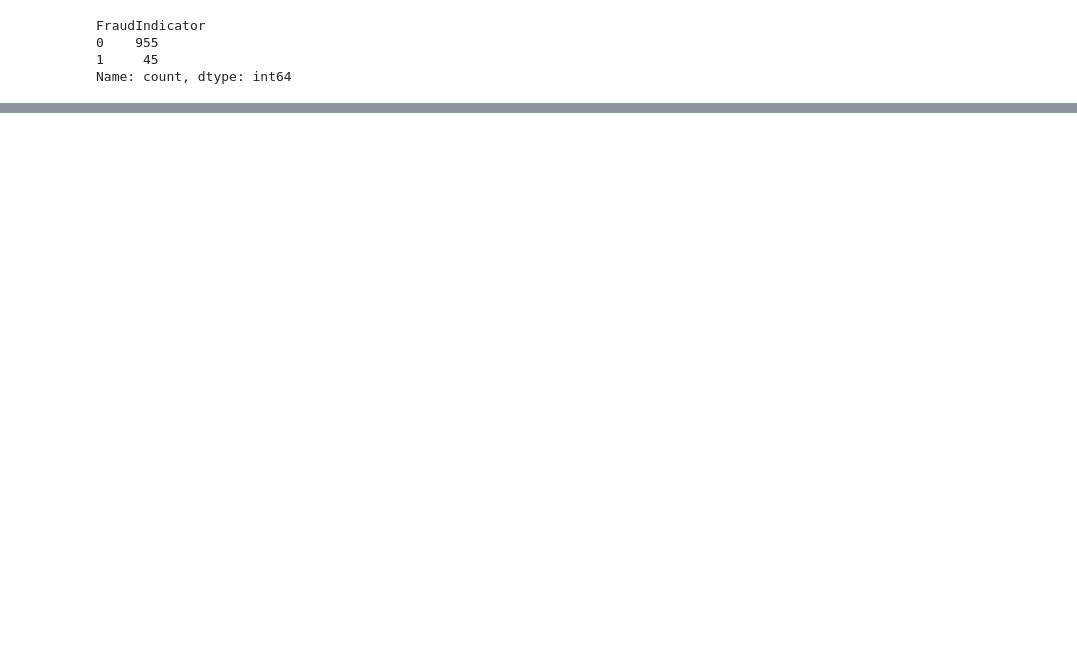
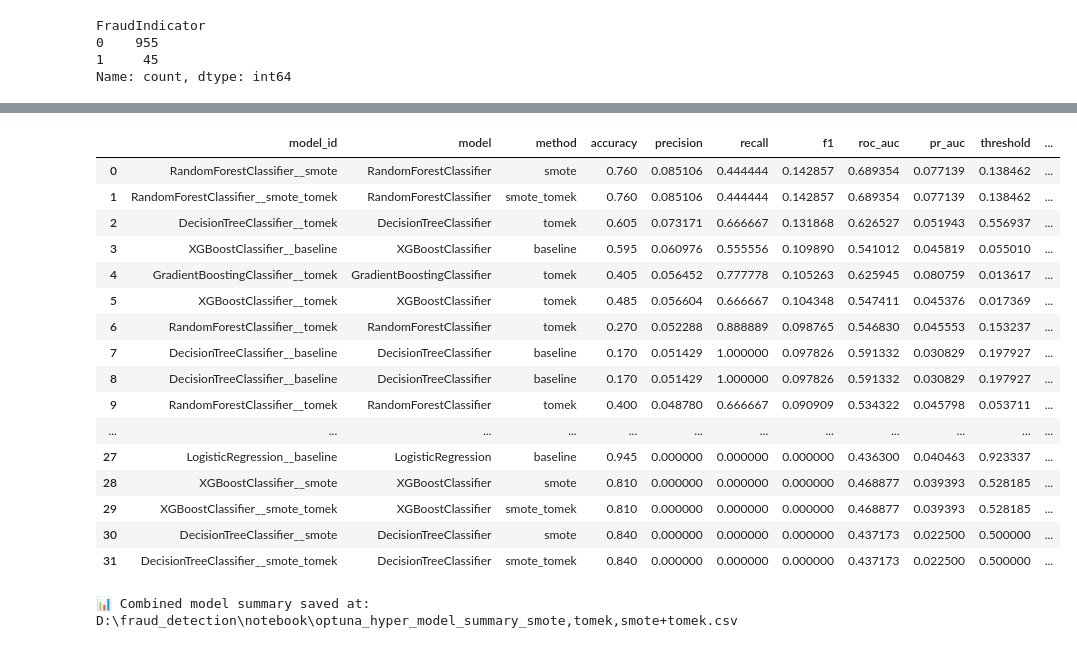
Before and after one commit to Basant19/fraud_detection, a Jupyter notebook: notebook/experiment_fraud_detection.ipynb, the cells around one changed output, grey strips where cells are left out. Cells and saved outputs as stored; diff of their text form; code cells hidden in the pictures; blank space fills up the shorter version.

```diff
--- a/notebook/experiment_fraud_detection.ipynb
+++ b/notebook/experiment_fraud_detection.ipynb
@@ -696,0 +1502,28 @@ with mlflow.start_run(run_name="summary_save"):
+# %%
+def objective_rf(trial, X_train, y_train, X_val, y_val, sampler=None):
+    """Optimize RandomForest for F1 (minority class)"""
+    params = {
+        'n_estimators': trial.suggest_int('n_estimators', 50, 300),
+        'max_depth': trial.suggest_int('max_depth', 3, 20),
+        'min_samples_split': trial.suggest_int('min_samples_split', 2, 20),
+        'min_samples_leaf': trial.suggest_int('min_samples_leaf', 1, 10),
+        'max_features': trial.suggest_categorical('max_features', ['sqrt', 'log2', None])
+    }
+
+    if sampler is not None:
+        scaler = MinMaxScaler()
+        X_train_scaled = scaler.fit_transform(X_train)
+        X_train_resampled, y_train_resampled = sampler.fit_resample(X_train_scaled, y_train)
+    else:
+        X_train_resampled, y_train_resampled = X_train, y_train
+
+    model = RandomForestClassifier(
+        random_state=RANDOM_STATE,
+        class_weight='balanced',
+        n_jobs=-1,
+        **params
+    )
+
+    cv = StratifiedKFold(n_splits=3, shuffle=True, random_state=RANDOM_STATE)
+    scores = cross_val_score(model, X_train_resampled, y_train_resampled, cv=cv, scoring='f1', n_jobs=-1)
+    return scores.mean()
@@ -696,0 +1694,31 @@ with mlflow.start_run(run_name="summary_save"):
+# %%
+# --------------------------
+# Summarize and save CSV
+# --------------------------
+summary_df = pd.DataFrame(all_results).sort_values(by=["f1", "pr_auc"], ascending=False).reset_index(drop=True)
+display(summary_df)
+
+output_dir = r"D:\fraud_detection\notebook"
+os.makedirs(output_dir, exist_ok=True)
+summary_path = os.path.join(output_dir, "optuna_hyper_model_summary_smote,tomek,smote+tomek.csv")
+summary_df.to_csv(summary_path, index=False)
+print(f"📊 Combined model summary saved at: {summary_path}")
+# %% [output]
+|  | model_id | model | method | accuracy | precision | recall | f1 | roc_auc | pr_auc | threshold | ... |
+| 0 | RandomForestClassifier__smote | RandomForestClassifier | smote | 0.760 | 0.085106 | 0.444444 | 0.142857 | 0.689354 | 0.077139 | 0.138462 | ... |
+| 1 | RandomForestClassifier__smote_tomek | RandomForestClassifier | smote_tomek | 0.760 | 0.085106 | 0.444444 | 0.142857 | 0.689354 | 0.077139 | 0.138462 | ... |
+| 2 | DecisionTreeClassifier__tomek | DecisionTreeClassifier | tomek | 0.605 | 0.073171 | 0.666667 | 0.131868 | 0.626527 | 0.051943 | 0.556937 | ... |
+| 3 | XGBoostClassifier__baseline | XGBoostClassifier | baseline | 0.595 | 0.060976 | 0.555556 | 0.109890 | 0.541012 | 0.045819 | 0.055010 | ... |
+| 4 | GradientBoostingClassifier__tomek | GradientBoostingClassifier | tomek | 0.405 | 0.056452 | 0.777778 | 0.105263 | 0.625945 | 0.080759 | 0.013617 | ... |
+| 5 | XGBoostClassifier__tomek | XGBoostClassifier | tomek | 0.485 | 0.056604 | 0.666667 | 0.104348 | 0.547411 | 0.045376 | 0.017369 | ... |
+| 6 | RandomForestClassifier__tomek | RandomForestClassifier | tomek | 0.270 | 0.052288 | 0.888889 | 0.098765 | 0.546830 | 0.045553 | 0.153237 | ... |
+| 7 | DecisionTreeClassifier__baseline | DecisionTreeClassifier | baseline | 0.170 | 0.051429 | 1.000000 | 0.097826 | 0.591332 | 0.030829 | 0.197927 | ... |
+| 8 | DecisionTreeClassifier__baseline | DecisionTreeClassifier | baseline | 0.170 | 0.051429 | 1.000000 | 0.097826 | 0.591332 | 0.030829 | 0.197927 | ... |
+| 9 | RandomForestClassifier__tomek | RandomForestClassifier | tomek | 0.400 | 0.048780 | 0.666667 | 0.090909 | 0.534322 | 0.045798 | 0.053711 | ... |
+| ... | ... | ... | ... | ... | ... | ... | ... | ... | ... | ... | ... |
+| 27 | LogisticRegression__baseline | LogisticRegression | baseline | 0.945 | 0.000000 | 0.000000 | 0.000000 | 0.436300 | 0.040463 | 0.923337 | ... |
+| 28 | XGBoostClassifier__smote | XGBoostClassifier | smote | 0.810 | 0.000000 | 0.000000 | 0.000000 | 0.468877 | 0.039393 | 0.528185 | ... |
+| 29 | XGBoostClassifier__smote_tomek | XGBoostClassifier | smote_tomek | 0.810 | 0.000000 | 0.000000 | 0.000000 | 0.468877 | 0.039393 | 0.528185 | ... |
+| 30 | DecisionTreeClassifier__smote | DecisionTreeClassifier | smote | 0.840 | 0.000000 | 0.000000 | 0.000000 | 0.437173 | 0.022500 | 0.500000 | ... |
+| 31 | DecisionTreeClassifier__smote_tomek | DecisionTreeClassifier | smote_tomek | 0.840 | 0.000000 | 0.000000 | 0.000000 | 0.437173 | 0.022500 | 0.500000 | ... |
+📊 Combined model summary saved at: D:\fraud_detection\notebook\optuna_hyper_model_summary_smote,tomek,smote+tomek.csv
```
Also changed, not shown: parts of 48 cells of this notebook, 29 other files.
